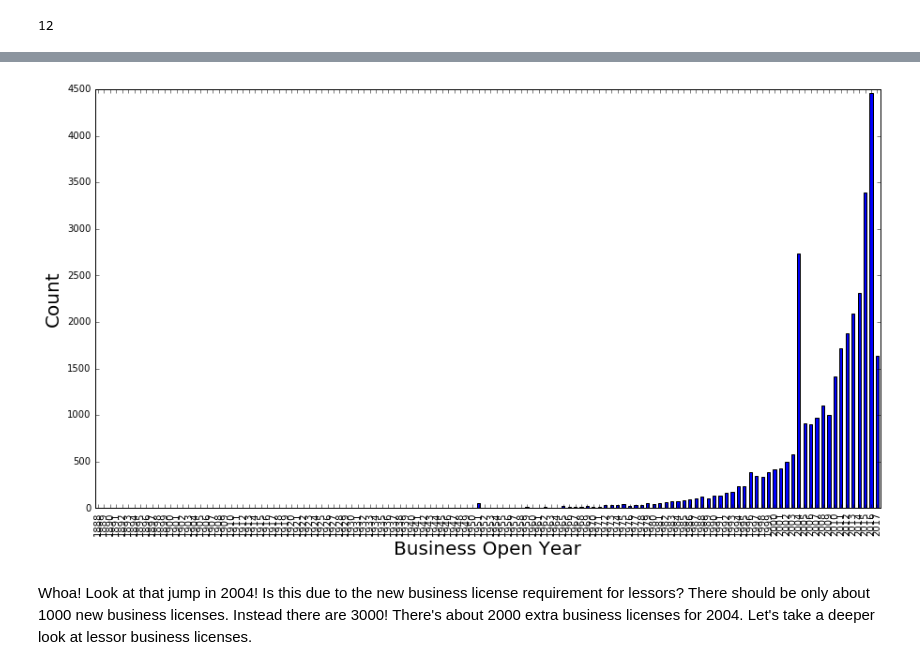
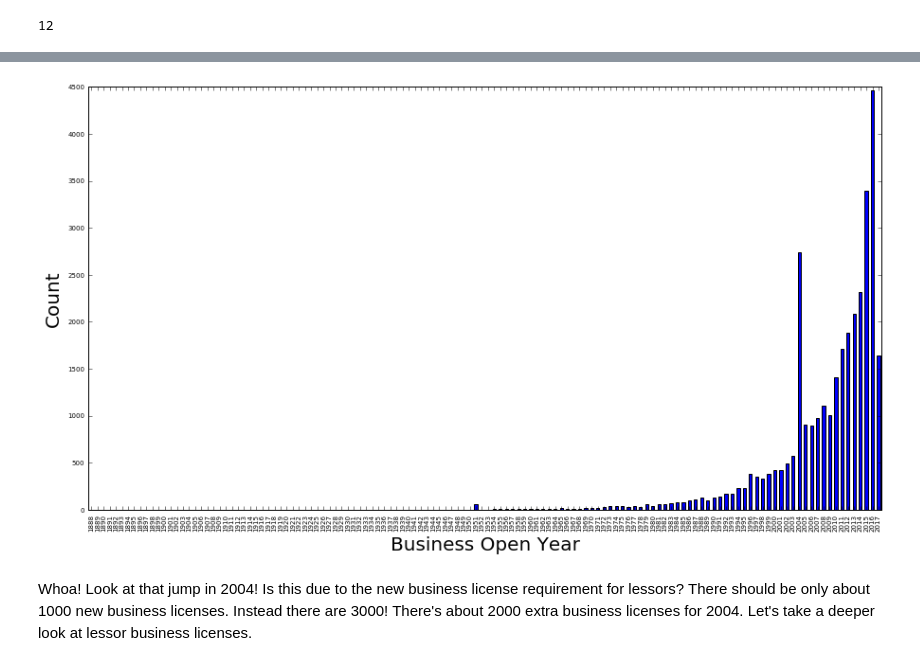
Before and after one commit to aurban8/aurban8_old.github.io, a Jupyter notebook: content/notebooks/tacoma_business_licenses.ipynb, the cells around one changed output, grey strips where cells are left out. Cells and saved outputs as stored; diff of their text form; code cells hidden in the pictures.

```diff
--- a/content/notebooks/tacoma_business_licenses.ipynb
+++ b/content/notebooks/tacoma_business_licenses.ipynb
@@ -237,11 +218,11 @@ bl_resampled.tail()
 # %%
 # Let's plot it.
 %matplotlib inline
-ax = bl_resampled.plot.bar(figsize=(15,8), fontsize = 8, legend = False);
+ax = bl_resampled.plot.bar(figsize=(15,8), fontsize = 7, legend = False);
 ax.set_xlabel('Business Open Year', fontsize = 20)
 ax.set_ylabel('Count', fontsize = 20);
 # %% [output]
-[figure, old version]
+[figure, new version]
 # %% [markdown]
 Whoa! Look at that jump in 2004! Is this due to the new business license requirement for lessors?   There should be only about 1000 new business licenses. Instead there are 3000! There's about 2000 extra business licenses for 2004. Let's take a deeper look at lessor business licenses.
 # %%
```
Also changed, not shown: parts of 54 cells of this notebook, 25 other files.
